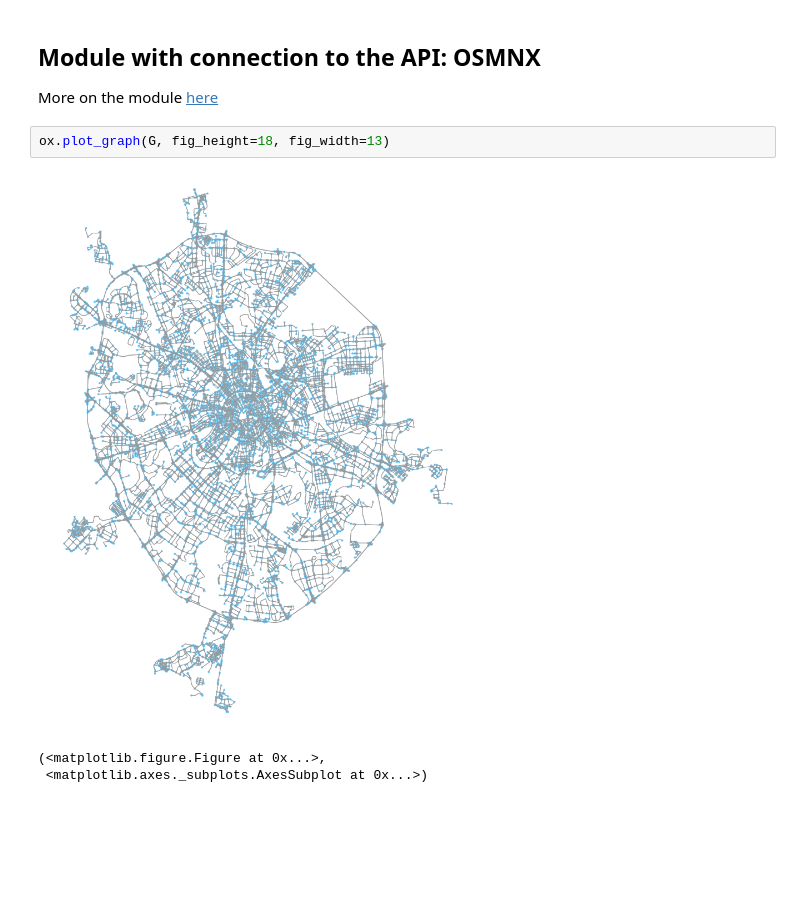
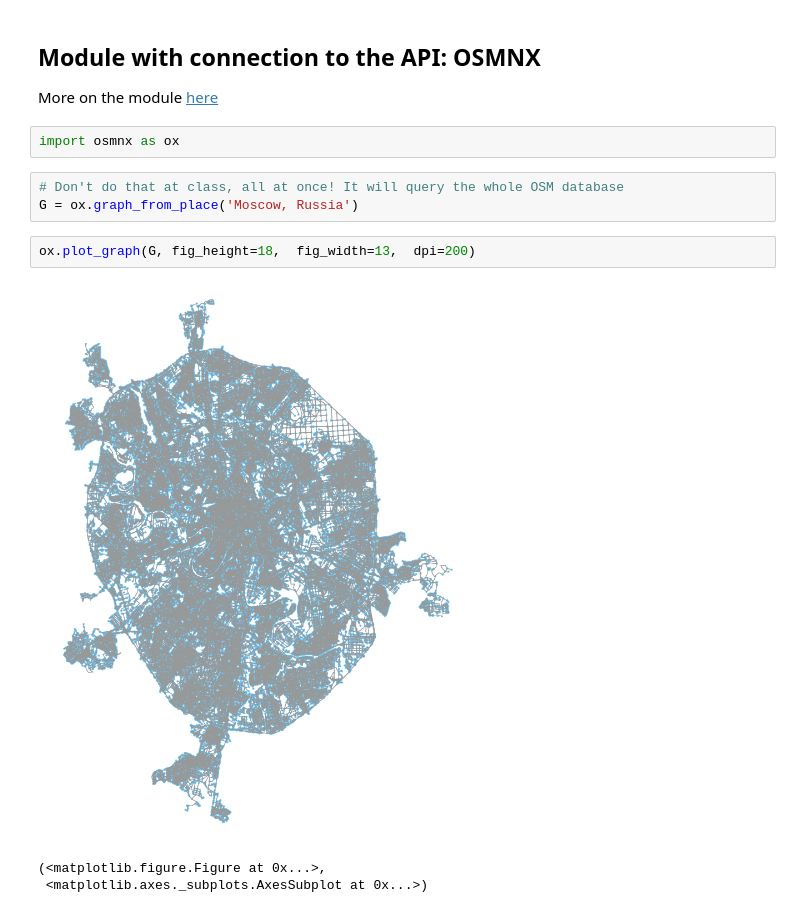
Before and after one commit to Casyfill/AUD_Metropolitan_Data, a Jupyter notebook: l2/BONUS_Using_API.ipynb, the cells around one changed output. Drawn from its saved outputs; the diff is of its cells as text; blank space fills up the shorter version.

```diff
--- a/l2/BONUS_Using_API.ipynb
+++ b/l2/BONUS_Using_API.ipynb
@@ -68,10 +69,15 @@ result['features'][0]['geometry']
 # %% [markdown]
 ## Module with connection to the API: OSMNX
 More on the module [here](http://geoffboeing.com/2016/11/osmnx-python-street-networks/)
+# %%
+import osmnx as ox
+# %%
+# Don't do that at class, all at once! It will query the whole OSM database
+G = ox.graph_from_place('Moscow, Russia')
 # %%
-ox.plot_graph(G, fig_height=18, fig_width=13)
+ox.plot_graph(G, fig_height=18,  fig_width=13,  dpi=200)
 # %% [output]
-[figure, old version]
+[figure, new version]
 (<matplotlib.figure.Figure at 0x...>,
  <matplotlib.axes._subplots.AxesSubplot at 0x...>)
 # %%
```
Also changed, not shown: parts of 9 cells of this notebook, 1 other file.
